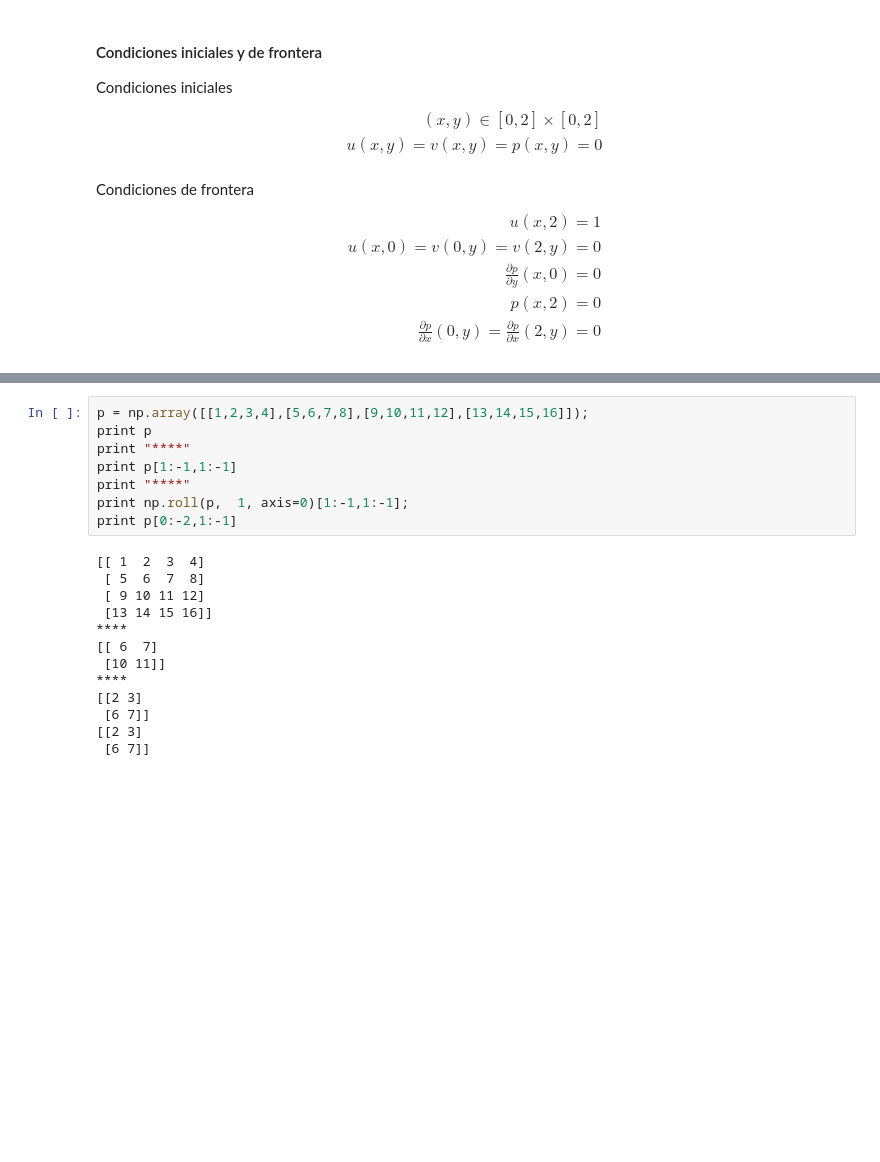
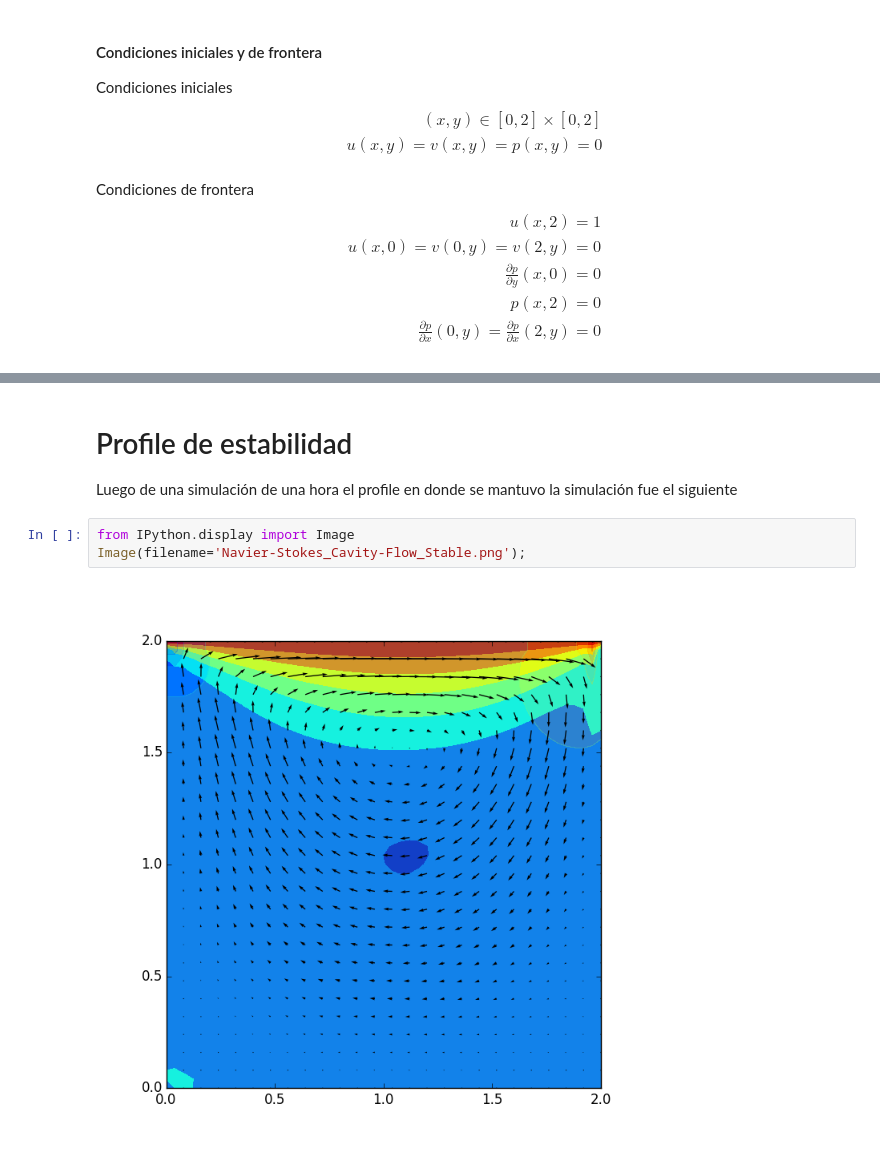
Before and after one commit to ja0335/Course_12_steps_to_Navier_Stokes, a Jupyter notebook: Step 11. Navier-Stokes, cavity flow.ipynb, the cells around one changed output, grey strips where cells are left out. Cells and saved outputs as stored; diff of their text form; blank space fills up the shorter version.

```diff
--- a/Step 11. Navier-Stokes, cavity flow.ipynb
+++ b/Step 11. Navier-Stokes, cavity flow.ipynb
@@ -299,24 +269,12 @@ video_tag = '<video controls alt="test" src="data:video/x-m4v;base64,{0}">'.form
 HTML(video_tag)
 # %% [output]
 [interactive output not drawn]
-# %%
-p = np.array([[1,2,3,4],[5,6,7,8],[9,10,11,12],[13,14,15,16]]);
-print p
-print "****"
-print p[1:-1,1:-1]
-print "****"
-print np.roll(p,  1, axis=0)[1:-1,1:-1];
-print p[0:-2,1:-1]
-# %% [output]
-[[ 1  2  3  4]
- [ 5  6  7  8]
- [ 9 10 11 12]
- [13 14 15 16]]
-****
-[[ 6  7]
- [10 11]]
-****
-[[2 3]
- [6 7]]
-[[2 3]
- [6 7]]
+# %% [markdown]
+# Profile de estabilidad
+
+Luego de una simulación de una hora el profile en donde se mantuvo la simulación fue el siguiente
+# %%
+from IPython.display import Image
+Image(filename='Navier-Stokes_Cavity-Flow_Stable.png');
+# %% [output]
+[figure, added]
```
Also changed, not shown: parts of 2 cells of this notebook, 2 other files.
